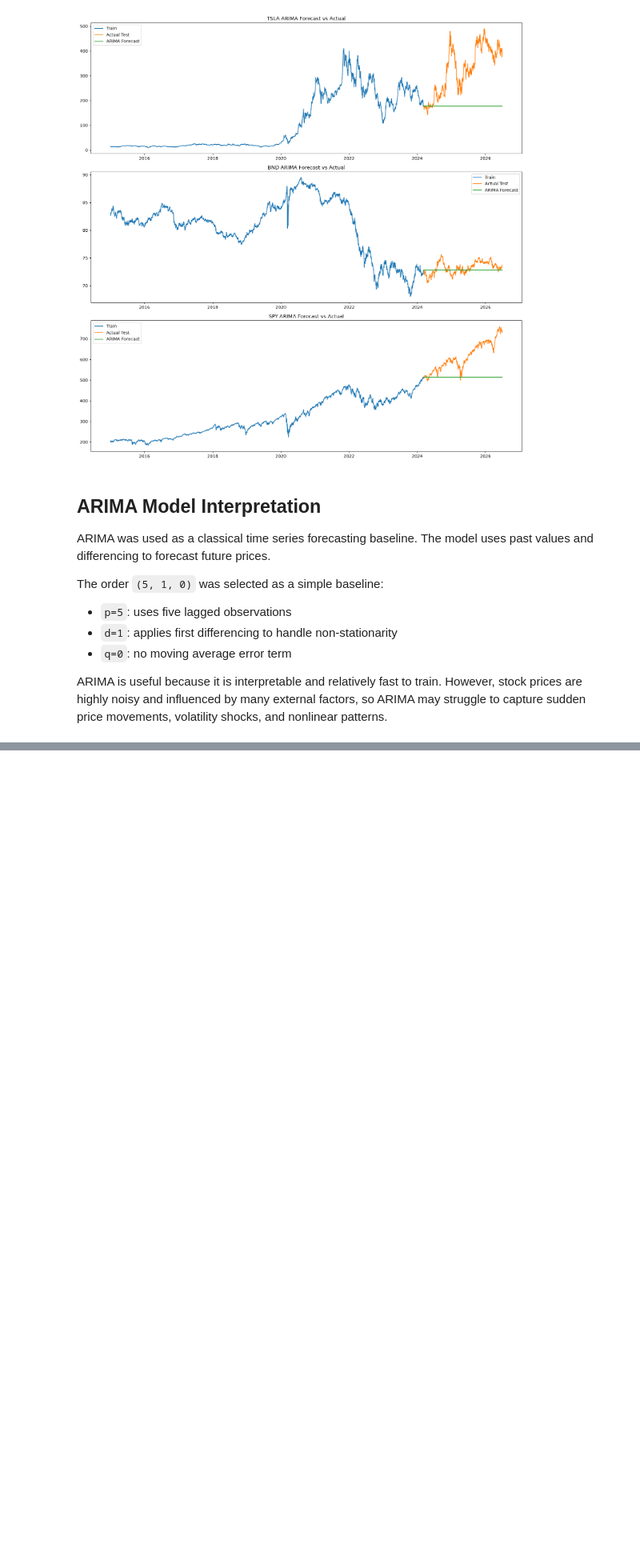
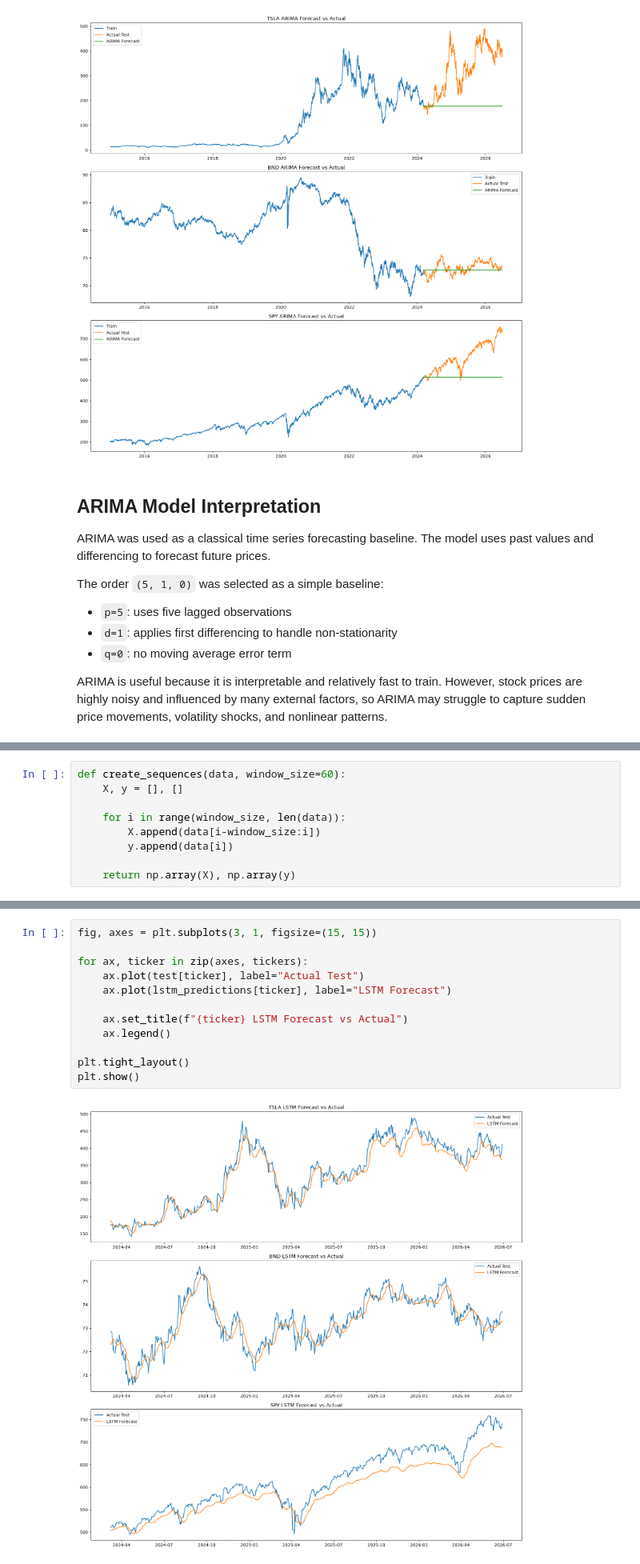
Before and after one commit to Bilen189/portfolio-optimization, a Jupyter notebook: notebooks/task_2_forecasting.ipynb, the cells around one changed output, grey strips where cells are left out. Shown at 80% size. Drawn from its saved outputs; the diff is of its cells as text; blank space fills up the shorter version.

Commit message:
Implement LSTM models and compare forecasting performance

```diff
--- a/notebooks/task_2_forecasting.ipynb
+++ b/notebooks/task_2_forecasting.ipynb
@@ -174,0 +179,9 @@ ARIMA is useful because it is interpretable and relatively fast to train. Howeve
+# %%
+def create_sequences(data, window_size=60):
+    X, y = [], []
+
+    for i in range(window_size, len(data)):
+        X.append(data[i-window_size:i])
+        y.append(data[i])
+
+    return np.array(X), np.array(y)
@@ -174,0 +259,14 @@ ARIMA is useful because it is interpretable and relatively fast to train. Howeve
+# %%
+fig, axes = plt.subplots(3, 1, figsize=(15, 15))
+
+for ax, ticker in zip(axes, tickers):
+    ax.plot(test[ticker], label="Actual Test")
+    ax.plot(lstm_predictions[ticker], label="LSTM Forecast")
+
+    ax.set_title(f"{ticker} LSTM Forecast vs Actual")
+    ax.legend()
+
+plt.tight_layout()
+plt.show()
+# %% [output]
+[figure, added]
```
Also changed, not shown: parts of 4 cells of this notebook.
